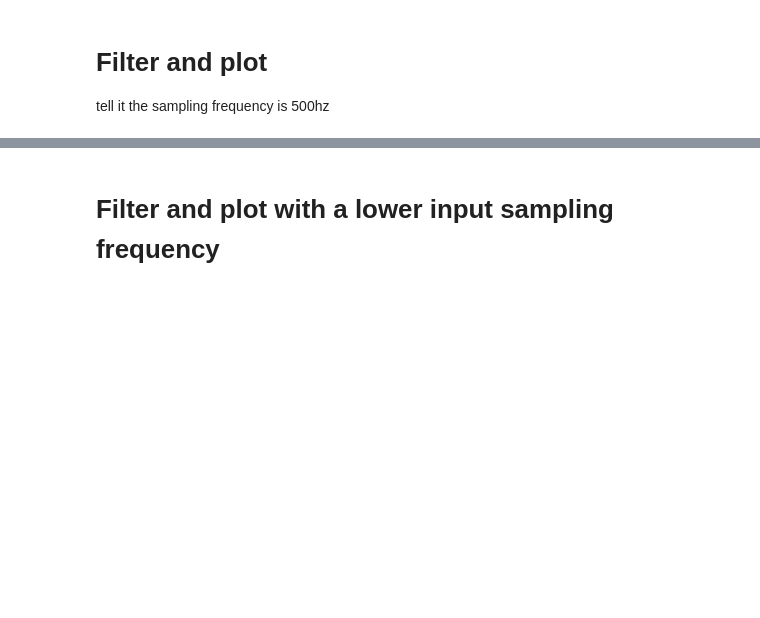
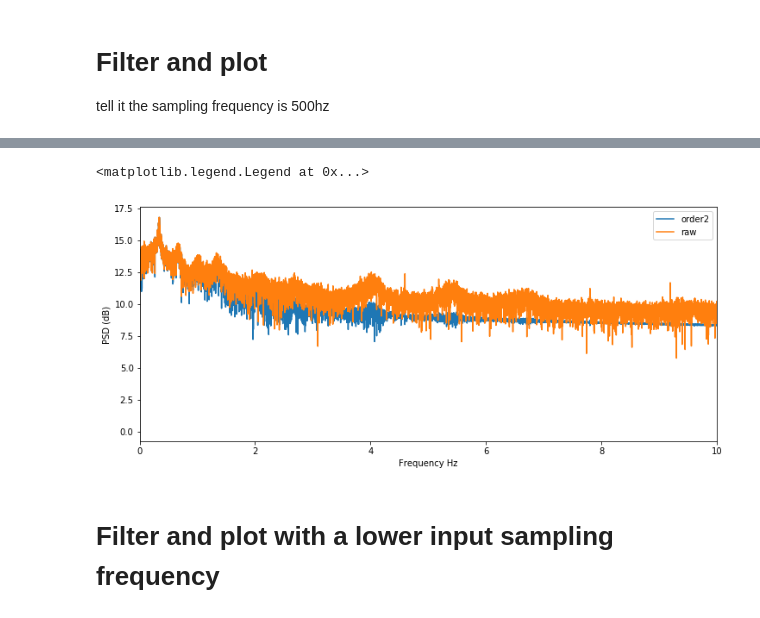
Before and after one commit to pab2163/forrest_scripts, a Jupyter notebook: updated_phys/test_filter_physio_trace.ipynb, the cells around one changed output, grey strips where cells are left out. Saved outputs shown, nothing was run; the diff lists cells and outputs as text; code cells hidden in the pictures; blank space fills up the shorter version.

```diff
--- a/updated_phys/test_filter_physio_trace.ipynb
+++ b/updated_phys/test_filter_physio_trace.ipynb
@@ -157,3 +209,28 @@ plt.plot(filtered)
+# %%
+signalFFT_filt = abs(fft(filtered))**2
+signalFFT_raw = abs(fft(rt))**2
+
+
+## Get Power Spectral Density
+#signalPSD = np.abs(signalFFT) ** 2
+
+## Get frequencies corresponding to signal PSD
+fftFreq = fftfreq((rt.shape[0]), d = 1/500)
+
+## Get positive half of frequencies
+i = fftFreq>0
+
+##
+plt.figurefigsize=(8,4);
+plt.plot(fftFreq[i], np.log10(signalFFT_filt[i]), label = 'order2');
+plt.plot(fftFreq[i], np.log10(signalFFT_raw[i]), label = 'raw');
+plt.xlabel('Frequency Hz');
+plt.ylabel('PSD (dB)')
+plt.xlim(0,10)
+plt.legend()
+# %% [output]
+<matplotlib.legend.Legend at 0x...>
+[figure, added]
 # %% [markdown]
 # Filter and plot with a lower input sampling frequency
 # %%
```
Also changed, not shown: parts of 8 cells of this notebook, 12 other files.
